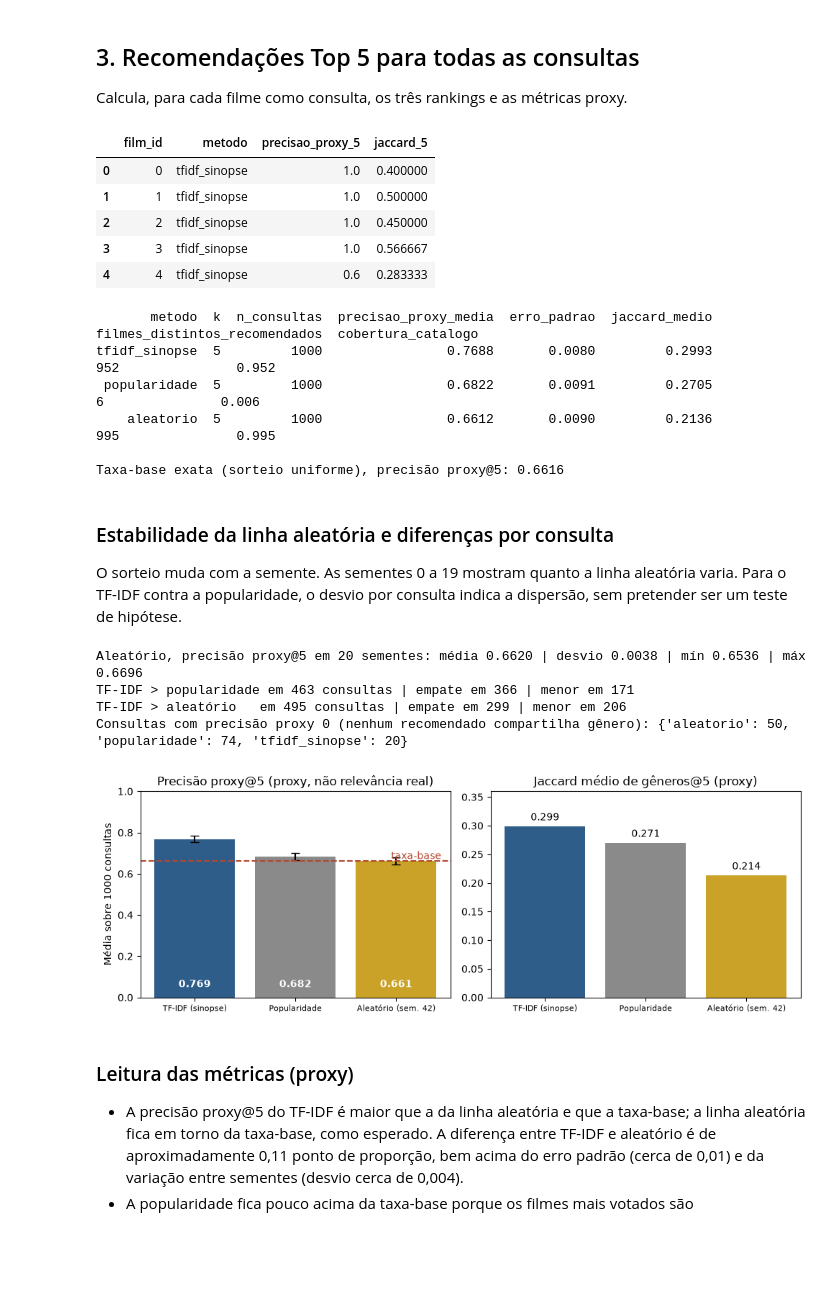
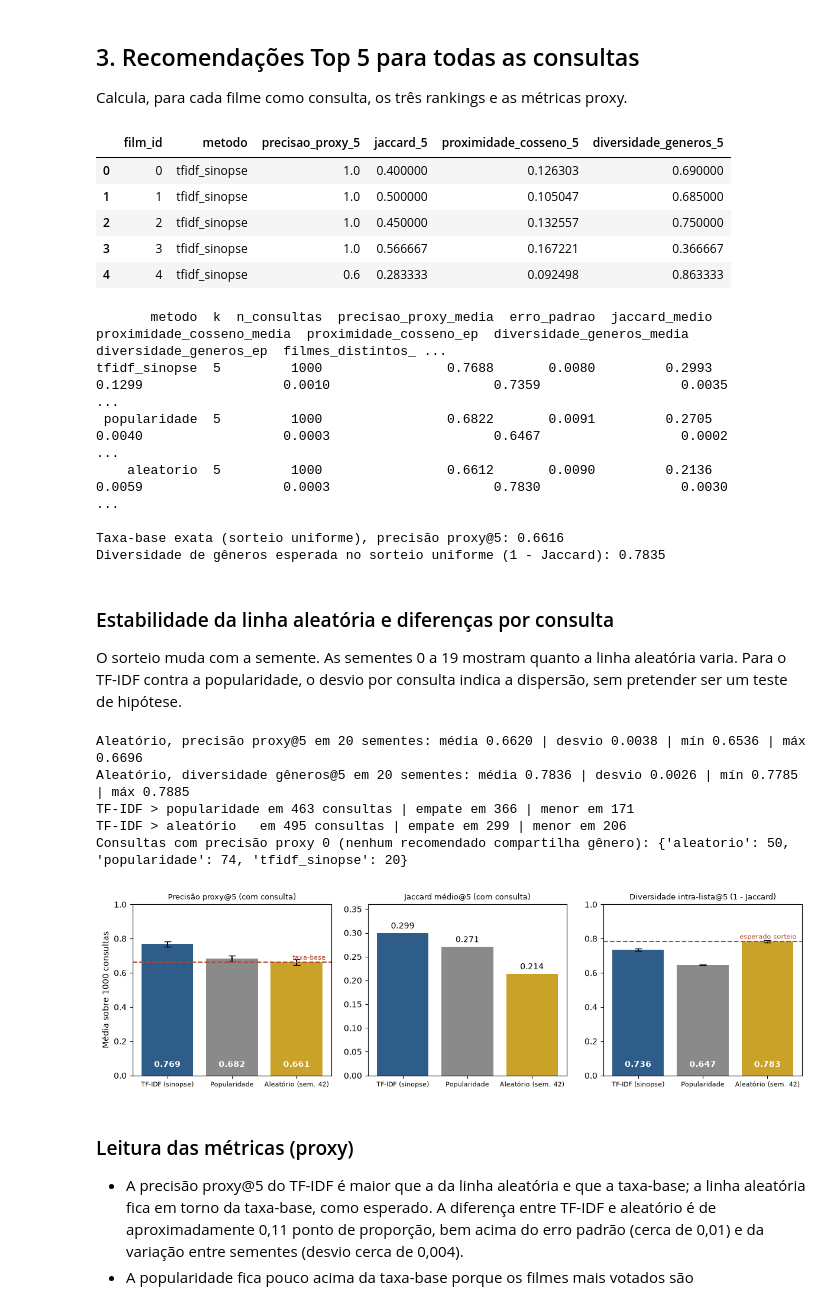
Before and after one commit to nukui96/mackenzie-pa3-imdb-movies-review, a Jupyter notebook: notebooks/03_modelo-inicial.ipynb, the cells around one changed output. Saved outputs shown, nothing was run; the diff lists cells and outputs as text; code cells hidden in the pictures; blank space fills up the shorter version.

```diff
--- a/notebooks/03_modelo-inicial.ipynb
+++ b/notebooks/03_modelo-inicial.ipynb
@@ -112,16 +115,22 @@ linhas = []
 for nome, recs in rankings.items():
     for i, r in enumerate(recs):
         p, j = metricas_proxy(G, i, r)
-        linhas.append({"film_id": i, "metodo": nome, "precisao_proxy_5": p, "jaccard_5": j})
+        prox = proximidade_cosseno(SIM, i, r)
+        div = diversidade_generos(G, r)
+        linhas.append({
+            "film_id": i, "metodo": nome,
+            "precisao_proxy_5": p, "jaccard_5": j,
+            "proximidade_cosseno_5": prox, "diversidade_generos_5": div,
+        })
 por_consulta = pd.DataFrame(linhas)
 por_consulta.head()
 # %% [output]
-|  | film_id | metodo | precisao_proxy_5 | jaccard_5 |
-| 0 | 0 | tfidf_sinopse | 1.0 | 0.400000 |
-| 1 | 1 | tfidf_sinopse | 1.0 | 0.500000 |
-| 2 | 2 | tfidf_sinopse | 1.0 | 0.450000 |
-| 3 | 3 | tfidf_sinopse | 1.0 | 0.566667 |
-| 4 | 4 | tfidf_sinopse | 0.6 | 0.283333 |
+|  | film_id | metodo | precisao_proxy_5 | jaccard_5 | proximidade_cosseno_5 | diversidade_generos_5 |
+| 0 | 0 | tfidf_sinopse | 1.0 | 0.400000 | 0.126303 | 0.690000 |
+| 1 | 1 | tfidf_sinopse | 1.0 | 0.500000 | 0.105047 | 0.685000 |
+| 2 | 2 | tfidf_sinopse | 1.0 | 0.450000 | 0.132557 | 0.750000 |
+| 3 | 3 | tfidf_sinopse | 1.0 | 0.566667 | 0.167221 | 0.366667 |
+| 4 | 4 | tfidf_sinopse | 0.6 | 0.283333 | 0.092498 | 0.863333 |
 # %%
 def taxa_base_exata():
     """Esperado da precisão proxy@5 para sorteio uniforme entre os 999 candidatos."""
@@ -131,6 +140,11 @@ def taxa_base_exata():
         vals.append(np.mean(c))
     return float(np.mean(vals))
 
+def diversidade_esperada_sorteio():
+    """Esperado exato de (1 - Jaccard) entre pares distintos do catálogo."""
+    dists = [1.0 - (len(G[i] & G[j]) / len(G[i] | G[j])) for i in range(N) for j in range(i + 1, N)]
+    return float(np.mean(dists))
+
 def resumo(nome):
     d = por_consulta[por_consulta["metodo"] == nome]
     distintos = len({j for r in rankings[nome] for j in r})
@@ -138,30 +152,41 @@ def resumo(nome):
             "precisao_proxy_media": round(d["precisao_proxy_5"].mean(), 4),
             "erro_padrao": round(d["precisao_proxy_5"].std(ddof=1) / np.sqrt(len(d)), 4),
             "jaccard_medio": round(d["jaccard_5"].mean(), 4),
+            "proximidade_cosseno_media": round(d["proximidade_cosseno_5"].mean(), 4),
+            "proximidade_cosseno_ep": round(d["proximidade_cosseno_5"].std(ddof=1) / np.sqrt(len(d)), 4),
+            "diversidade_generos_media": round(d["diversidade_generos_5"].mean(), 4),
+            "diversidade_generos_ep": round(d["diversidade_generos_5"].std(ddof=1) / np.sqrt(len(d)), 4),
             "filmes_distintos_recomendados": distintos,
             "cobertura_catalogo": round(distintos / N, 4)}
 
 metricas = pd.DataFrame([resumo(m) for m in rankings])
 TAXA_BASE = taxa_base_exata()
+TAXA_BASE_DIVERSIDADE = diversidade_esperada_sorteio()
 print(metricas.to_string(index=False))
 print("\nTaxa-base exata (sorteio uniforme), precisão proxy@5: %.4f" % TAXA_BASE)
+print("Diversidade de gêneros esperada no sorteio uniforme (1 - Jaccard): %.4f" % TAXA_BASE_DIVERSIDADE)
 # %% [output]
-       metodo  k  n_consultas  precisao_proxy_media  erro_padrao  jaccard_medio  filmes_distintos_recomendados  cobertura_catalogo
-tfidf_sinopse  5         1000                0.7688       0.0080         0.2993                            952               0.952
- popularidade  5         1000                0.6822       0.0091         0.2705                              6               0.006
-    aleatorio  5         1000                0.6612       0.0090         0.2136                            995               0.995
+       metodo  k  n_consultas  precisao_proxy_media  erro_padrao  jaccard_medio  proximidade_cosseno_media  proximidade_cosseno_ep  diversidade_generos_media  diversidade_generos_ep  filmes_distintos_ ...
+tfidf_sinopse  5         1000                0.7688       0.0080         0.2993                     0.1299                  0.0010                     0.7359                  0.0035                    ...
+ popularidade  5         1000                0.6822       0.0091         0.2705                     0.0040                  0.0003                     0.6467                  0.0002                    ...
+    aleatorio  5         1000                0.6612       0.0090         0.2136                     0.0059                  0.0003                     0.7830                  0.0030                    ...
 
 Taxa-base exata (sorteio uniforme), precisão proxy@5: 0.6616
+Diversidade de gêneros esperada no sorteio uniforme (1 - Jaccard): 0.7835
 # %% [markdown]
 ### Estabilidade da linha aleatória e diferenças por consulta
 O sorteio muda com a semente. As sementes 0 a 19 mostram quanto a linha aleatória varia. Para o TF-IDF contra a popularidade, o desvio por consulta indica a dispersão, sem pretender ser um teste de hipótese.
 # %%
 est = []
+est_div = []
 for s in SEMENTES_ESTABILIDADE:
     recs = rodar_aleatorio(s)
     est.append(np.mean([metricas_proxy(G, i, r)[0] for i, r in enumerate(recs)]))
+    est_div.append(np.mean([diversidade_generos(G, r) for r in recs]))
 est = np.array(est)
+est_div = np.array(est_div)
 print("Aleatório, precisão proxy@5 em 20 sementes: média %.4f | desvio %.4f | mín %.4f | máx %.4f" % (est.mean(), est.std(ddof=1), est.min(), est.max()))
+print("Aleatório, diversidade gêneros@5 em 20 sementes: média %.4f | desvio %.4f | mín %.4f | máx %.4f" % (est_div.mean(), est_div.std(ddof=1), est_div.min(), est_div.max()))
 
 p = por_consulta.pivot(index="film_id", columns="metodo", values="precisao_proxy_5")
 print("TF-IDF > popularidade em %d consultas | empate em %d | menor em %d" % ((p.tfidf_sinopse > p.popularidade).sum(), (p.tfidf_sinopse == p.popularidade).sum(), (p.tfidf_sinopse < p.popularidade).sum()))
@@ -169,25 +194,33 @@ print("TF-IDF > aleatório   em %d consultas | empate em %d | menor em %d" % ((p
 print("Consultas com precisão proxy 0 (nenhum recomendado compartilha gênero):", {m: int((p[m] == 0).sum()) for m in p.columns})
 # %% [output]
 Aleatório, precisão proxy@5 em 20 sementes: média 0.6620 | desvio 0.0038 | mín 0.6536 | máx 0.6696
+Aleatório, diversidade gêneros@5 em 20 sementes: média 0.7836 | desvio 0.0026 | mín 0.7785 | máx 0.7885
 TF-IDF > popularidade em 463 consultas | empate em 366 | menor em 171
 TF-IDF > aleatório   em 495 consultas | empate em 299 | menor em 206
 Consultas com precisão proxy 0 (nenhum recomendado compartilha gênero): {'aleatorio': 50, 'popularidade': 74, 'tfidf_sinopse': 20}
 # %%
 rot = {"tfidf_sinopse": "TF-IDF (sinopse)", "popularidade": "Popularidade", "aleatorio": "Aleatório (sem. 42)"}
 cores = ["#2F5D8A", "#8A8A8A", "#C9A227"]
-fig, axs = plt.subplots(1, 2, figsize=(10, 3.6))
+fig, axs = plt.subplots(1, 3, figsize=(12.2, 3.6))
 v = metricas.set_index("metodo")
 axs[0].bar([rot[m] for m in v.index], v["precisao_proxy_media"], yerr=1.96 * v["erro_padrao"], color=cores, capsize=4)
-axs[0].axhline(TAXA_BASE, color="#B5472F", ls="--"); axs[0].text(2.45, TAXA_BASE + 0.01, "taxa-base", color="#B5472F", ha="right")
+axs[0].axhline(TAXA_BASE, color="#B5472F", ls="--"); axs[0].text(2.45, TAXA_BASE + 0.015, "taxa-base", color="#B5472F", ha="right", fontsize=8)
 for x, val in enumerate(v["precisao_proxy_media"]): axs[0].text(x, 0.05, f"{val:.3f}", ha="center", color="white", fontweight="bold")
-axs[0].set_ylim(0, 1); axs[0].set_title("Precisão proxy@5 (proxy, não relevância real)"); axs[0].set_ylabel("Média sobre 1000 consultas")
+axs[0].set_ylim(0, 1); axs[0].set_title("Precisão proxy@5 (com consulta)", fontsize=9.5); axs[0].set_ylabel("Média sobre 1000 consultas")
+
 axs[1].bar([rot[m] for m in v.index], v["jaccard_medio"], color=cores)
 for x, val in enumerate(v["jaccard_medio"]): axs[1].text(x, val + 0.01, f"{val:.3f}", ha="center")
-axs[1].set_ylim(0, 0.36); axs[1].set_title("Jaccard médio de gêneros@5 (proxy)")
+axs[1].set_ylim(0, 0.36); axs[1].set_title("Jaccard médio@5 (com consulta)", fontsize=9.5)
+
+axs[2].bar([rot[m] for m in v.index], v["diversidade_generos_media"], yerr=1.96 * v["diversidade_generos_ep"], color=cores, capsize=4)
+axs[2].axhline(TAXA_BASE_DIVERSIDADE, color="#B5472F", ls="--"); axs[2].text(2.45, TAXA_BASE_DIVERSIDADE + 0.015, "esperado sorteio", color="#B5472F", ha="right", fontsize=8)
+for x, val in enumerate(v["diversidade_generos_media"]): axs[2].text(x, 0.05, f"{val:.3f}", ha="center", color="white", fontweight="bold")
+axs[2].set_ylim(0, 1); axs[2].set_title("Diversidade intra-lista@5 (1 - Jaccard)", fontsize=9.5)
+
 for a in axs: a.tick_params(axis="x", labelsize=8)
 fig.tight_layout(); fig.savefig(FIG / "metricas_proxy_comparacao.png"); plt.show()
 # %% [output]
-[figure, old version]
+[figure, new version]
 # %% [markdown]
 ### Leitura das métricas (proxy)
 - A precisão proxy@5 do TF-IDF é maior que a da linha aleatória e que a taxa-base; a linha aleatória fica em torno da taxa-base, como esperado. A diferença entre TF-IDF e aleatório é de aproximadamente 0,11 ponto de proporção, bem acima do erro padrão (cerca de 0,01) e da variação entre sementes (desvio cerca de 0,004).
```
Also changed, not shown: parts of 3 cells of this notebook, 16 other files.
